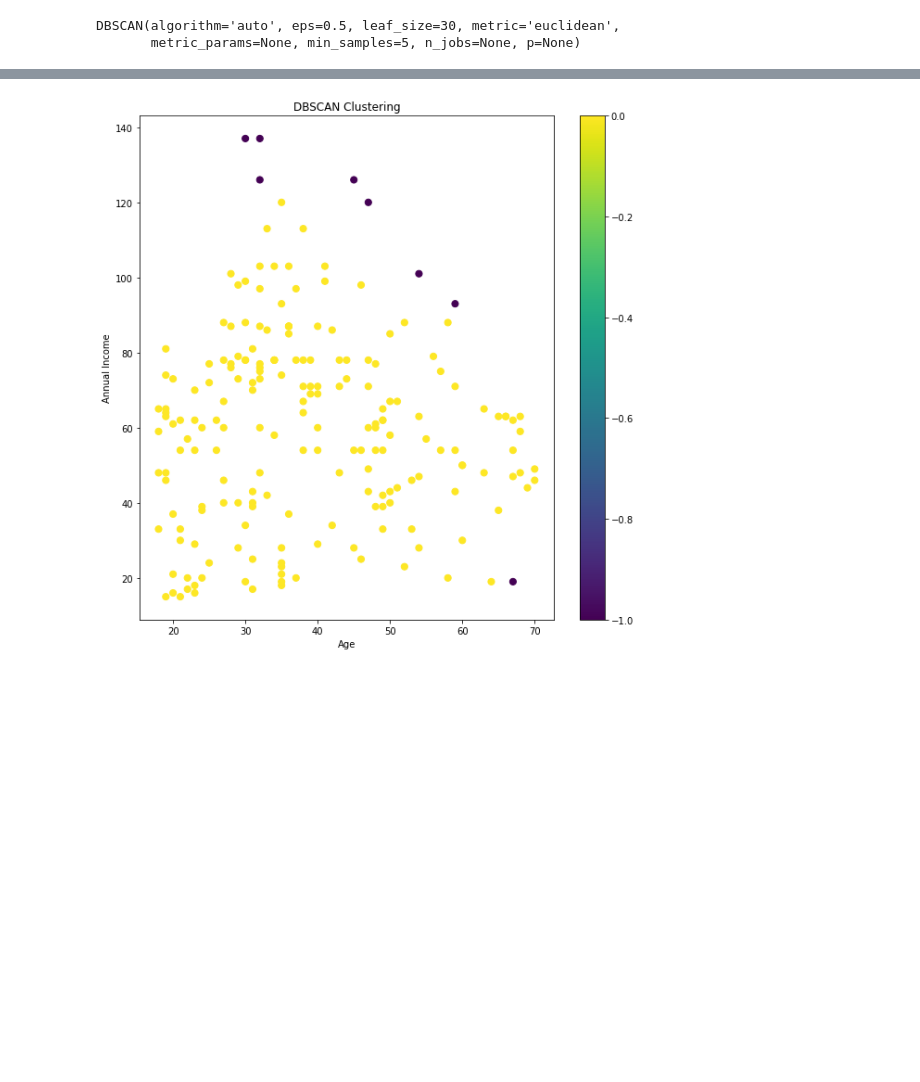
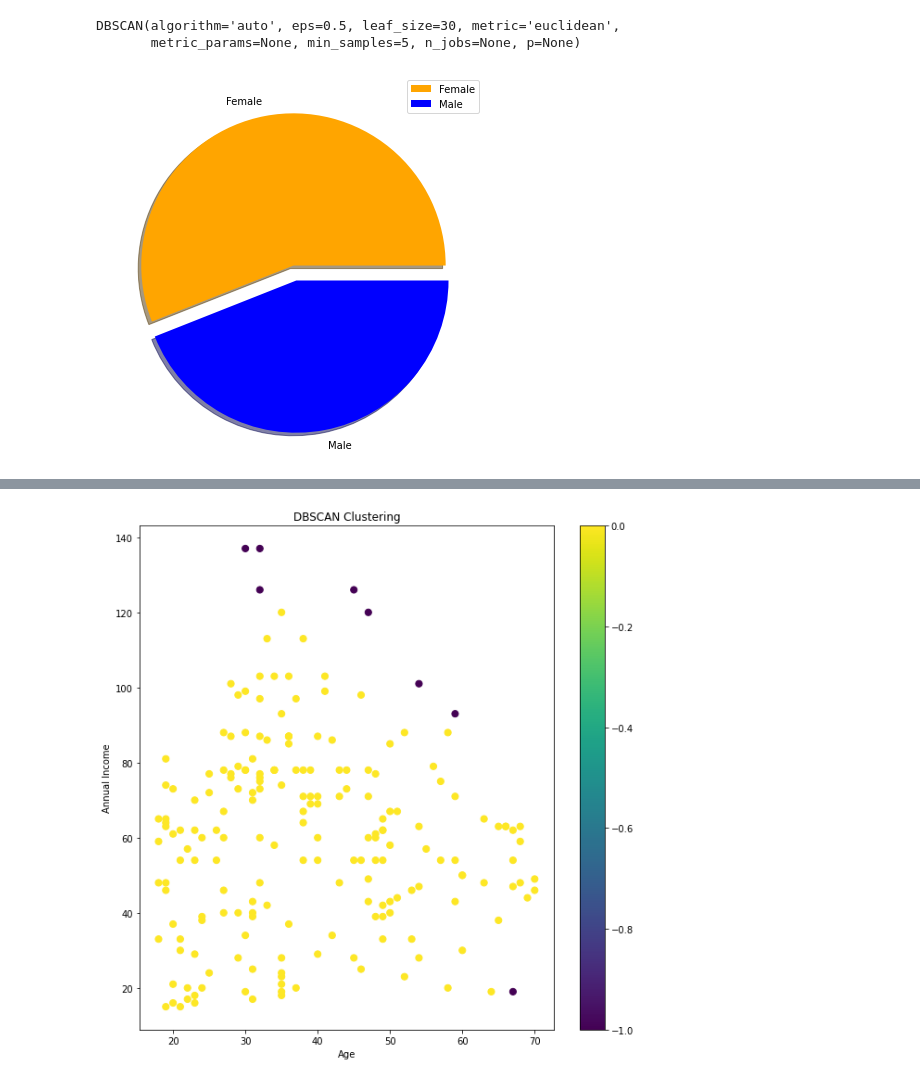
Before and after one commit to dhruvpathak1/machine_learning, a Jupyter notebook: E008_ML_Assignment1.ipynb, the cells around one changed output, grey strips where cells are left out. Saved outputs shown, nothing was run; the diff lists cells and outputs as text; code cells hidden in the pictures; blank space fills up the shorter version.

```diff
--- a/E008_ML_Assignment1.ipynb
+++ b/E008_ML_Assignment1.ipynb
@@ -298,3 +306,14 @@ dbscan.fit(x)
 # %% [output]
 DBSCAN(algorithm='auto', eps=0.5, leaf_size=30, metric='euclidean',
        metric_params=None, min_samples=5, n_jobs=None, p=None)
+# %%
+plt.figure(figsize=(7,7))
+size = df2['Gender'].value_counts()
+label = ['Female','Male']
+color = ['Orange','Blue']
+explode = [0,0.1]
+plt.pie(size,explode=explode,labels=label,colors=color,shadow=True)
+plt.legend()
+plt.show()
+# %% [output]
+[figure, added]
```
Also changed, not shown: parts of 6 cells of this notebook.
